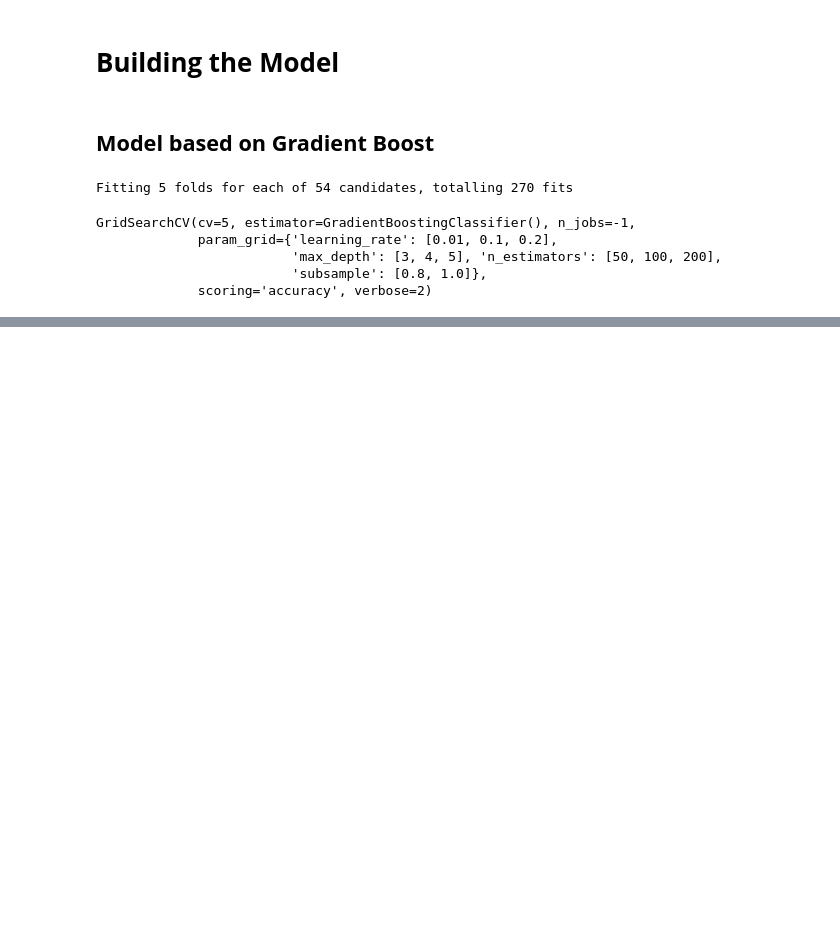
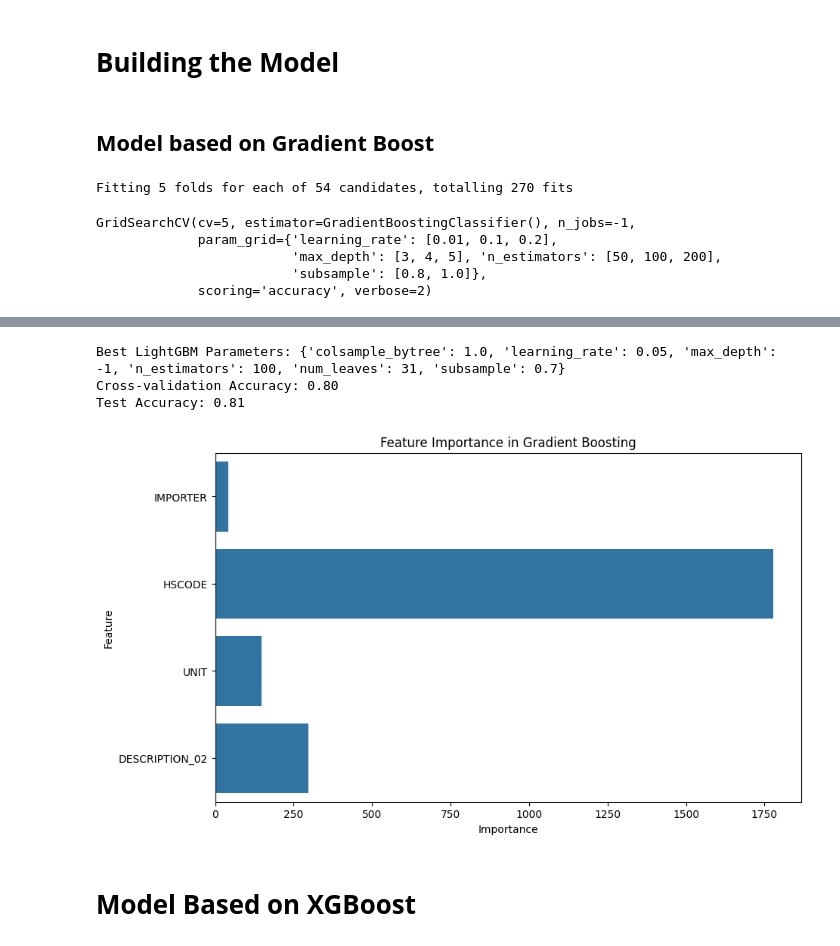
Before and after one commit to ShabnaIlmi/Data-Science-Group-Project, a Jupyter notebook: Model_Evaluation.ipynb, the cells around one changed output, grey strips where cells are left out. Saved outputs shown, nothing was run; the diff lists cells and outputs as text; code cells hidden in the pictures; blank space fills up the shorter version.

```diff
--- a/Model_Evaluation.ipynb
+++ b/Model_Evaluation.ipynb
@@ -1232,0 +1374,17 @@ plt.show()
+# %%
+# Defining hyperparameter grid
+param_grid = {
+    'n_estimators': [100, 200, 300],
+    'learning_rate': [0.01, 0.05, 0.1],
+    'max_depth': [-1, 3, 5],
+    'num_leaves': [20, 31, 40],
+    'subsample': [0.7, 0.8, 1.0],
+    'colsample_bytree': [0.7, 0.8, 1.0]
+}
+# %%
+# Using Stratified K-Fold Cross Validation
+cv = StratifiedKFold(n_splits=5, shuffle=True, random_state=42)
+# %%
+# Performing Grid Search to find best hyperparameters
+grid_search = GridSearchCV(model, param_grid, cv=cv, n_jobs=-1, scoring='accuracy')
+grid_search.fit(X_train, y_train)
@@ -1232,0 +1418,3 @@ plt.show()
+# %%
+# Training the best model
+best_model = grid_search.best_estimator_
@@ -1232,0 +1425,24 @@ plt.show()
+# %%
+# Displaying the results
+print("Best LightGBM Parameters:", grid_search.best_params_)
+print(f"Cross-validation Accuracy: {grid_search.best_score_:.2f}")
+print(f"Test Accuracy: {accuracy:.2f}")
+# %% [output]
+Best LightGBM Parameters: {'colsample_bytree': 1.0, 'learning_rate': 0.05, 'max_depth': -1, 'n_estimators': 100, 'num_leaves': 31, 'subsample': 0.7}
+Cross-validation Accuracy: 0.80
+Test Accuracy: 0.81
+# %%
+# Get feature importance
+feature_importance = best_model.feature_importances_
+
+# Plot Feature Importance
+plt.figure(figsize=(10, 6))
+sns.barplot(x=feature_importance, y=X.columns)
+plt.xlabel("Importance")
+plt.ylabel("Feature")
+plt.title("Feature Importance in Gradient Boosting")
+plt.show()
+# %% [output]
+[figure, added]
+# %% [markdown]
+# **Model Based on XGBoost**
```
Also changed, not shown: parts of 43 cells of this notebook.
